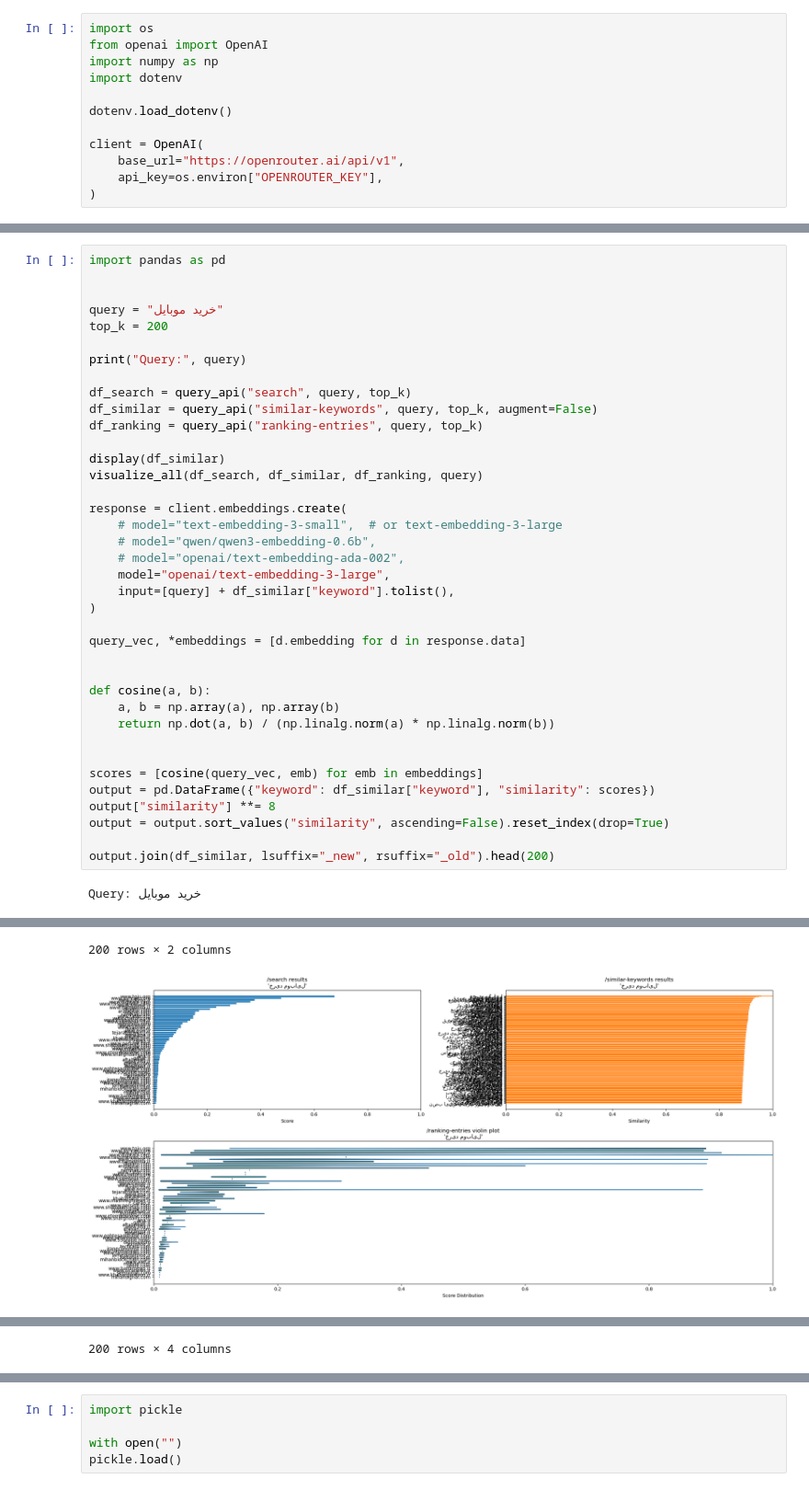
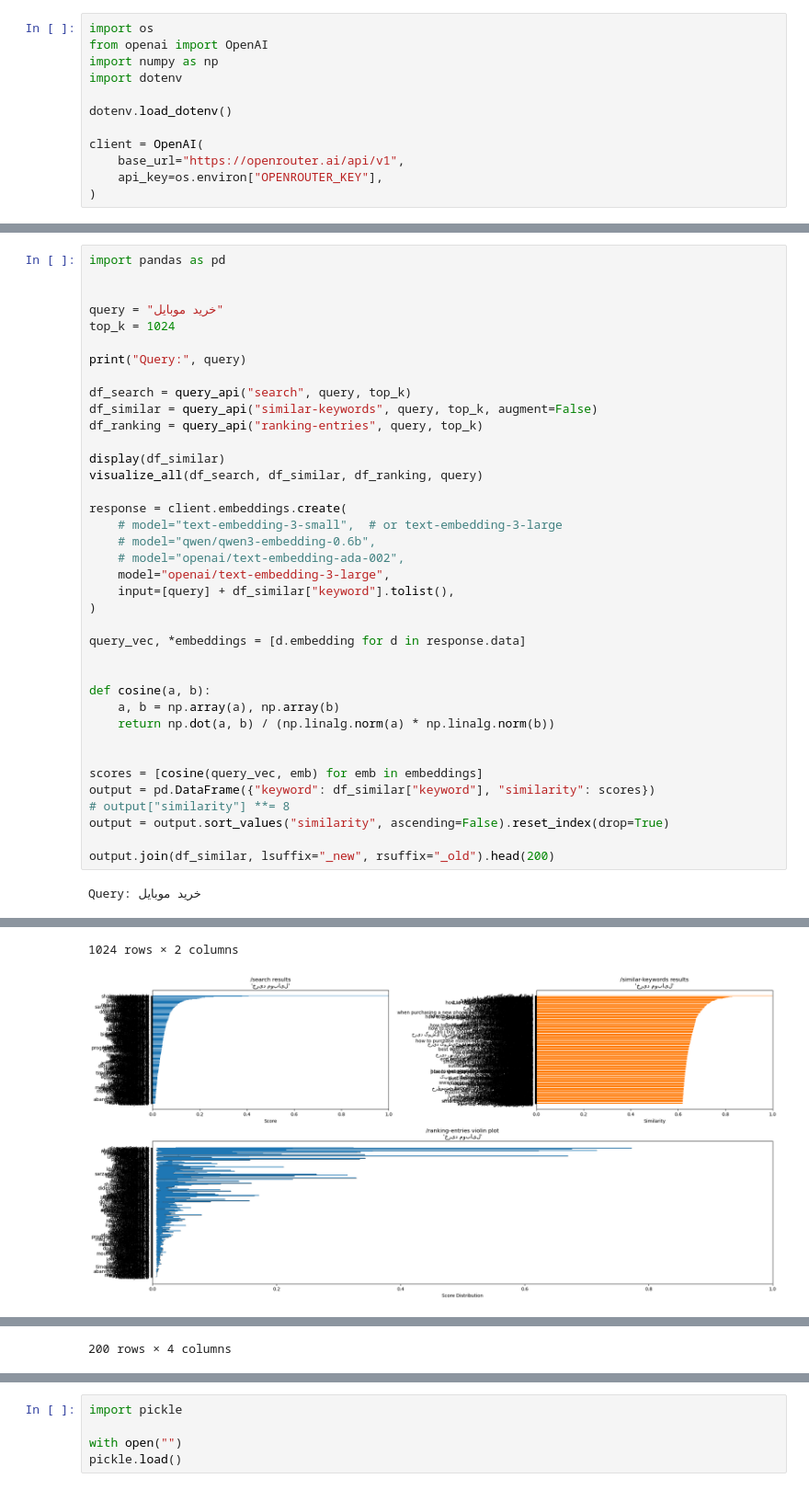
Before and after one commit to khoda81/seo-embeddings, a Jupyter notebook: Visualize.ipynb, the cells around one changed output, grey strips where cells are left out. Shown at 92% size. Cells and saved outputs as stored; diff of their text form.

```diff
--- a/Visualize.ipynb
+++ b/Visualize.ipynb
@@ -282,7 +262,7 @@ import pandas as pd
 
 
 query = "خرید موبایل"
-top_k = 200
+top_k = 1024
 
 print("Query:", query)
 
@@ -311,7 +291,7 @@ def cosine(a, b):
 
 scores = [cosine(query_vec, emb) for emb in embeddings]
 output = pd.DataFrame({"keyword": df_similar["keyword"], "similarity": scores})
-output["similarity"] **= 8
+# output["similarity"] **= 8
 output = output.sort_values("similarity", ascending=False).reset_index(drop=True)
 
 output.join(df_similar, lsuffix="_new", rsuffix="_old").head(200)
@@ -332,3 +312,3 @@ Query: خرید موبایل
-200 rows × 2 columns
+1024 rows × 2 columns
-[figure, old version]
+[figure, new version]
 |  | keyword_new | similarity_new | keyword_old | similarity_old |
```
Also changed, not shown: parts of 3 cells of this notebook, 6 other files.
